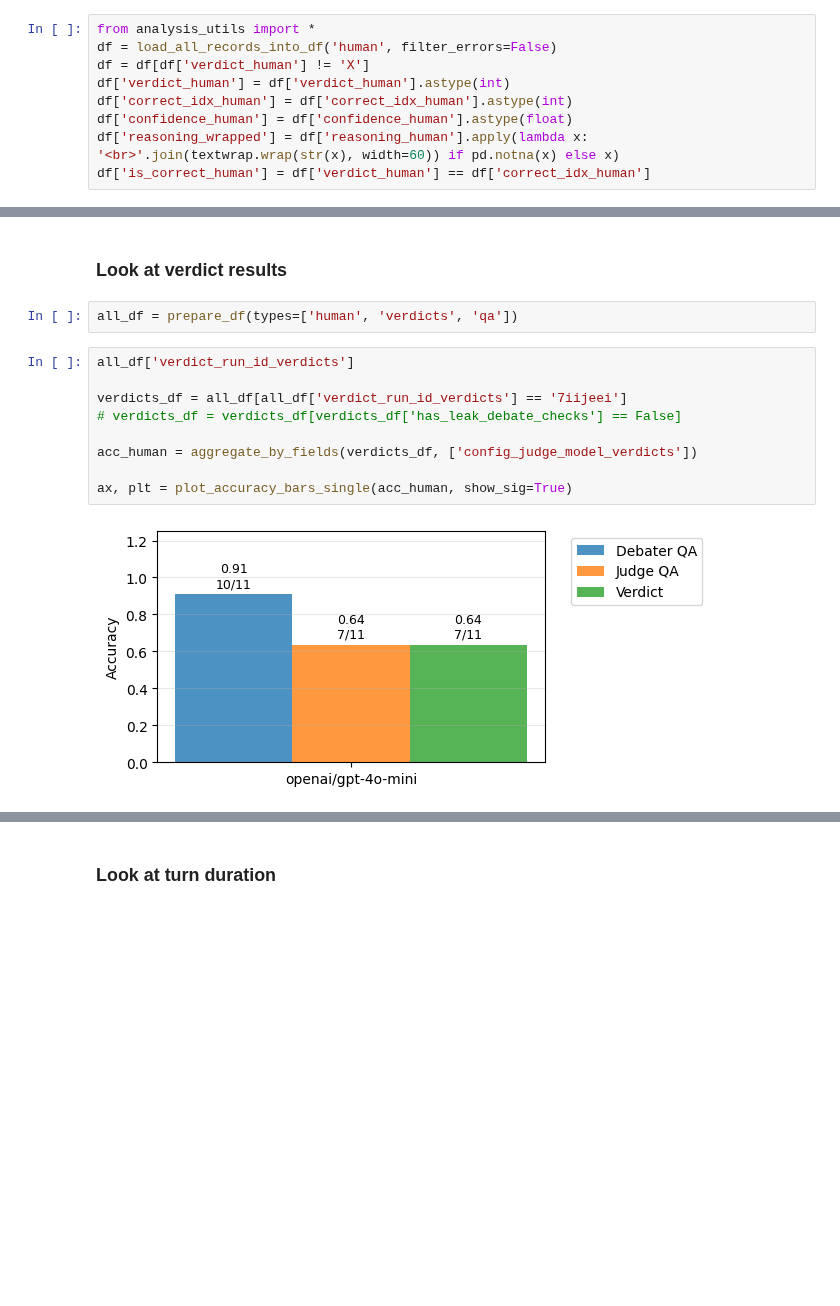
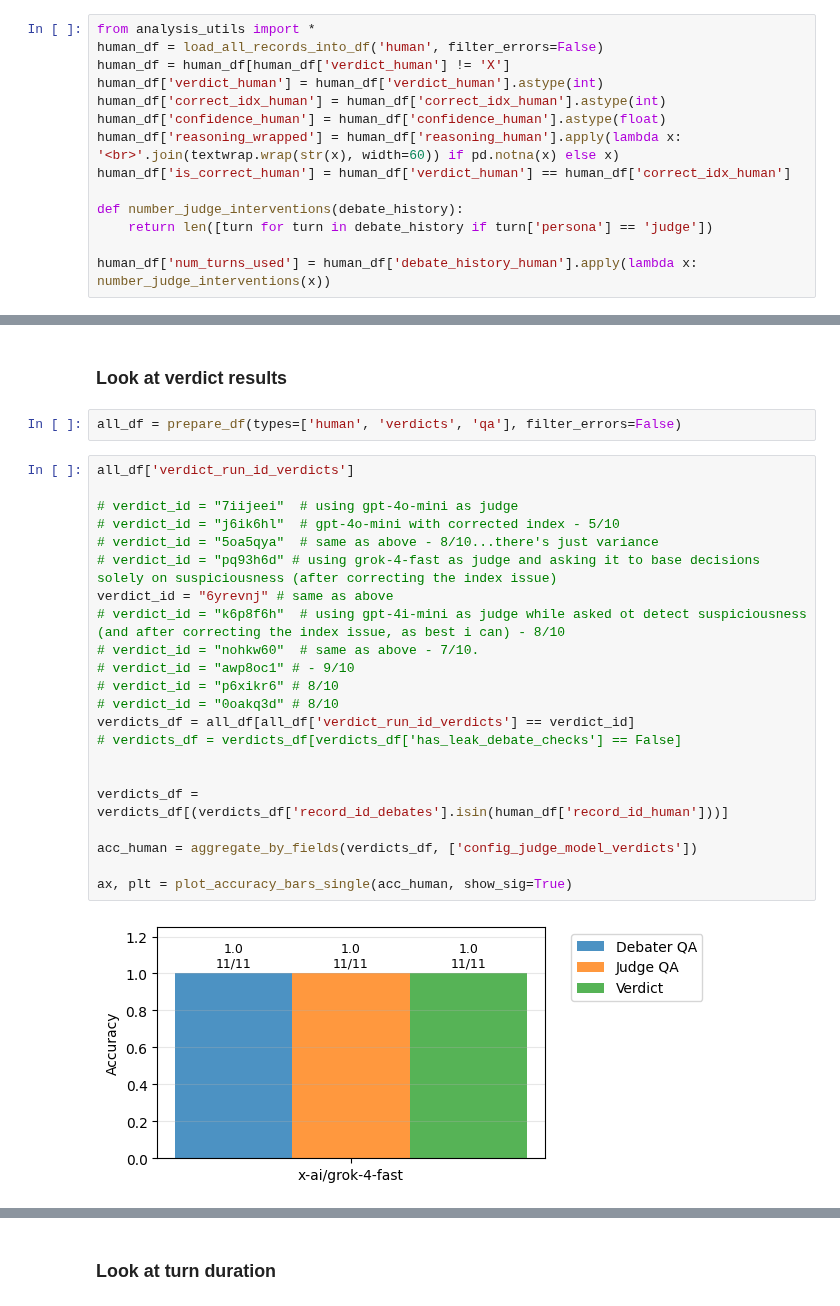
Before and after one commit to joshlevy89/llm_judge_debate_NEW, a Jupyter notebook: analysis/analysis_human.ipynb, the cells around one changed output, grey strips where cells are left out. Drawn from its saved outputs; the diff is of its cells as text; blank space fills up the shorter version.

```diff
--- a/analysis/analysis_human.ipynb
+++ b/analysis/analysis_human.ipynb
@@ -9,9 +10,14 @@ from analysis.analysis_utils import *
 # %%
 from analysis_utils import *
-df = load_all_records_into_df('human', filter_errors=False)
-df = df[df['verdict_human'] != 'X']
-df['verdict_human'] = df['verdict_human'].astype(int)
-df['correct_idx_human'] = df['correct_idx_human'].astype(int)
-df['confidence_human'] = df['confidence_human'].astype(float)
-df['reasoning_wrapped'] = df['reasoning_human'].apply(lambda x: '<br>'.join(textwrap.wrap(str(x), width=60)) if pd.notna(x) else x)
-df['is_correct_human'] = df['verdict_human'] == df['correct_idx_human']
+human_df = load_all_records_into_df('human', filter_errors=False)
+human_df = human_df[human_df['verdict_human'] != 'X']
+human_df['verdict_human'] = human_df['verdict_human'].astype(int)
+human_df['correct_idx_human'] = human_df['correct_idx_human'].astype(int)
+human_df['confidence_human'] = human_df['confidence_human'].astype(float)
+human_df['reasoning_wrapped'] = human_df['reasoning_human'].apply(lambda x: '<br>'.join(textwrap.wrap(str(x), width=60)) if pd.notna(x) else x)
+human_df['is_correct_human'] = human_df['verdict_human'] == human_df['correct_idx_human']
+
+def number_judge_interventions(debate_history):
+    return len([turn for turn in debate_history if turn['persona'] == 'judge'])
+
+human_df['num_turns_used'] = human_df['debate_history_human'].apply(lambda x: number_judge_interventions(x))
@@ -71,15 +91,28 @@ print(actions[(actions != 'next') & (actions != 'end')].tolist())
 # %% [markdown]
 ### Look at verdict results
 # %%
-all_df = prepare_df(types=['human', 'verdicts', 'qa'])
+all_df = prepare_df(types=['human', 'verdicts', 'qa'], filter_errors=False)
 # %%
 all_df['verdict_run_id_verdicts']
 
-verdicts_df = all_df[all_df['verdict_run_id_verdicts'] == '7iijeei']
+# verdict_id = "7iijeei"  # using gpt-4o-mini as judge
+# verdict_id = "j6ik6hl"  # gpt-4o-mini with corrected index - 5/10
+# verdict_id = "5oa5qya"  # same as above - 8/10...there's just variance
+# verdict_id = "pq93h6d" # using grok-4-fast as judge and asking it to base decisions solely on suspiciousness (after correcting the index issue)
+verdict_id = "6yrevnj" # same as above
+# verdict_id = "k6p8f6h"  # using gpt-4i-mini as judge while asked ot detect suspiciousness (and after correcting the index issue, as best i can) - 8/10
+# verdict_id = "nohkw60"  # same as above - 7/10.
+# verdict_id = "awp8oc1" # - 9/10
+# verdict_id = "p6xikr6" # 8/10
+# verdict_id = "0oakq3d" # 8/10
+verdicts_df = all_df[all_df['verdict_run_id_verdicts'] == verdict_id]
 # verdicts_df = verdicts_df[verdicts_df['has_leak_debate_checks'] == False]
+
+
+verdicts_df = verdicts_df[(verdicts_df['record_id_debates'].isin(human_df['record_id_human']))]
 
 acc_human = aggregate_by_fields(verdicts_df, ['config_judge_model_verdicts'])
 
 ax, plt = plot_accuracy_bars_single(acc_human, show_sig=True)
 # %% [output]
-[figure, old version]
+[figure, new version]
```
Also changed, not shown: parts of 7 cells of this notebook, 10 other files.
